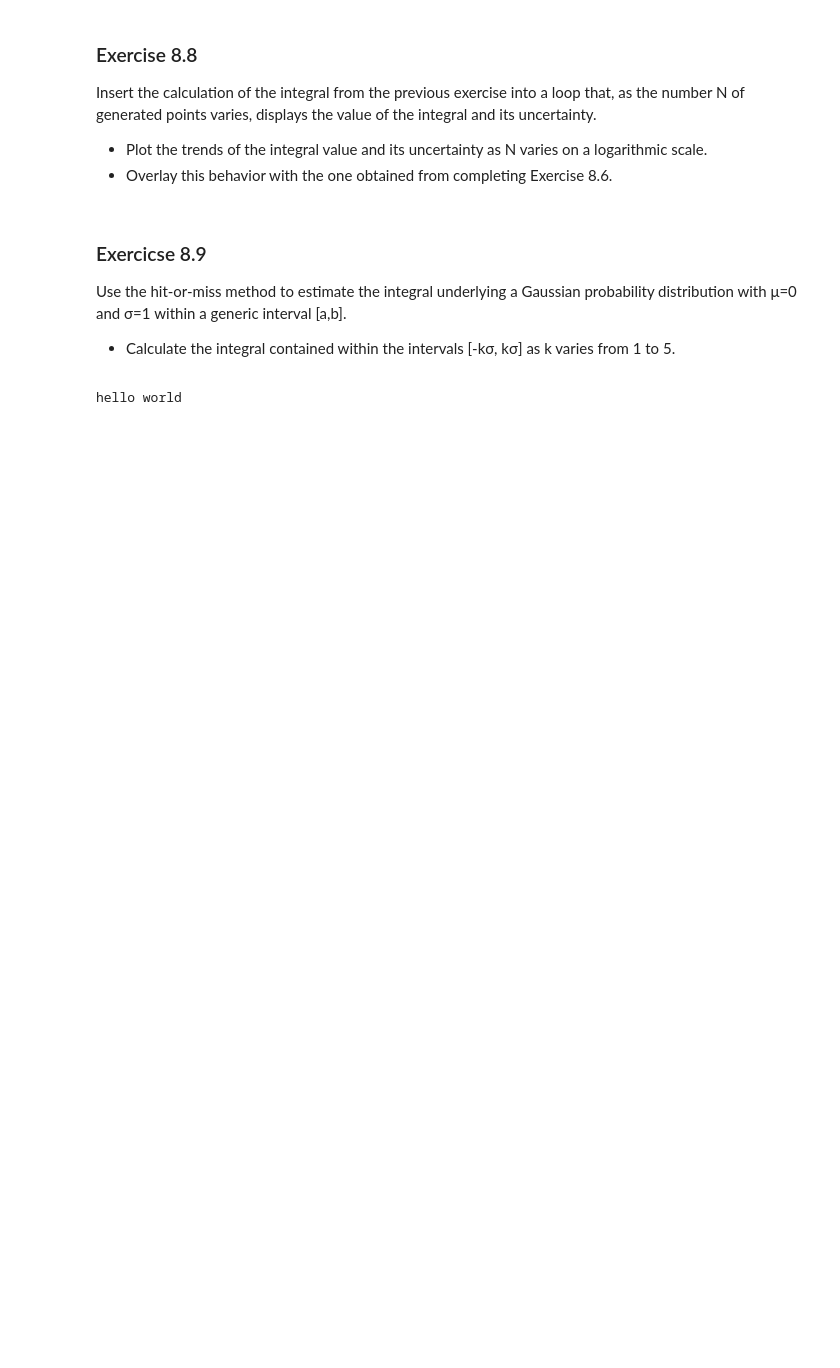
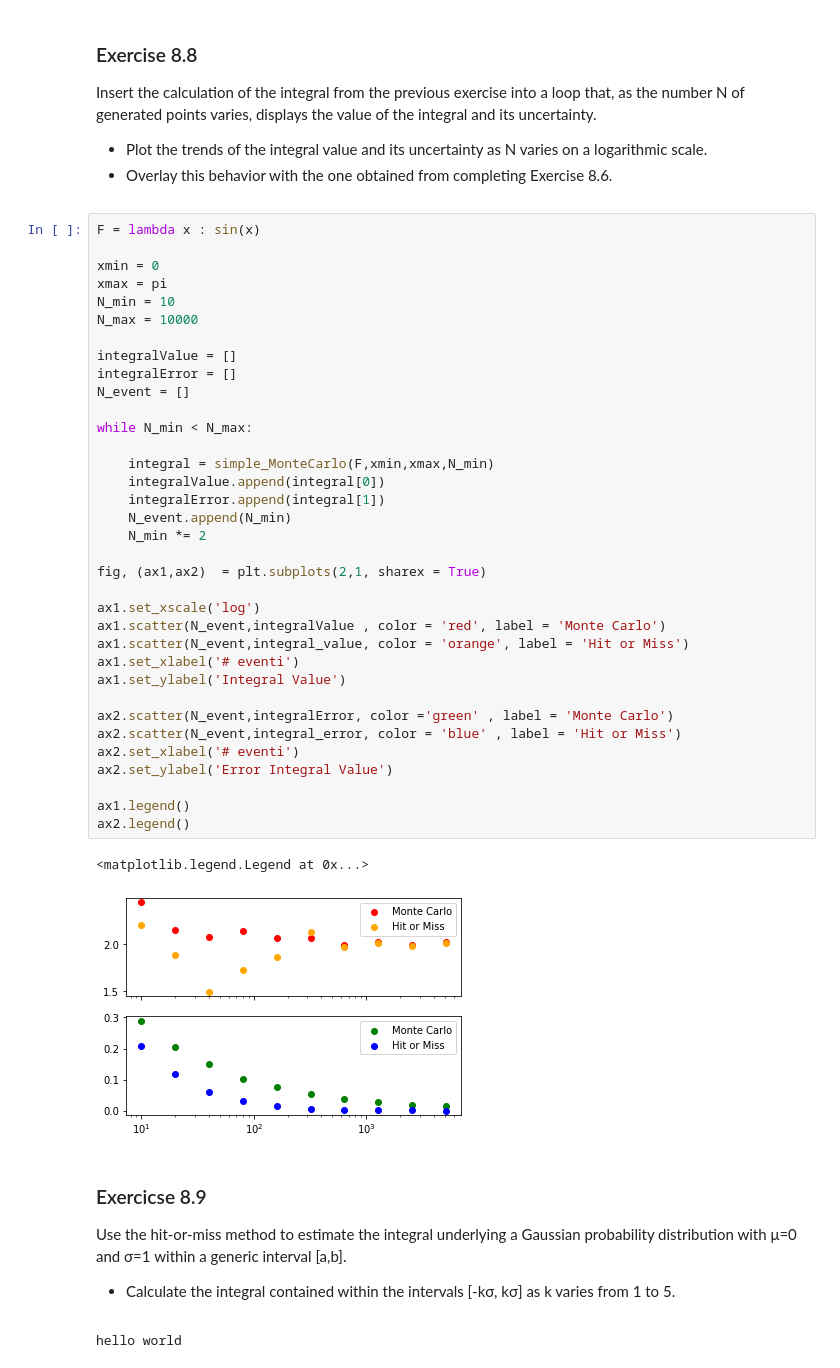
Before and after one commit to Murphy900/Lab-Code-, a Jupyter notebook: Ex 8 Python/Ex8.ipynb, the cells around one changed output. Cells and saved outputs as stored; diff of their text form; blank space fills up the shorter version.

```diff
--- a/Ex 8 Python/Ex8.ipynb
+++ b/Ex 8 Python/Ex8.ipynb
@@ -335,6 +365,44 @@ Text(0, 0.5, 'integral value error')
 <li>Plot the trends of the integral value and its uncertainty as N varies on a logarithmic scale. </li>
 <li>Overlay this behavior with the one obtained from completing Exercise 8.6. </li>
 </p>
+# %%
+F = lambda x : sin(x)
+
+xmin = 0
+xmax = pi
+N_min = 10
+N_max = 10000
+
+integralValue = []
+integralError = []
+N_event = []
+
+while N_min < N_max:
+
+    integral = simple_MonteCarlo(F,xmin,xmax,N_min)
+    integralValue.append(integral[0])
+    integralError.append(integral[1])
+    N_event.append(N_min)
+    N_min *= 2
+
+fig, (ax1,ax2)  = plt.subplots(2,1, sharex = True)
+
+ax1.set_xscale('log')
+ax1.scatter(N_event,integralValue , color = 'red', label = 'Monte Carlo')
+ax1.scatter(N_event,integral_value, color = 'orange', label = 'Hit or Miss')
+ax1.set_xlabel('# eventi')
+ax1.set_ylabel('Integral Value')
+
+ax2.scatter(N_event,integralError, color ='green' , label = 'Monte Carlo')
+ax2.scatter(N_event,integral_error, color = 'blue' , label = 'Hit or Miss')
+ax2.set_xlabel('# eventi')
+ax2.set_ylabel('Error Integral Value')
+
+ax1.legend()
+ax2.legend()
+# %% [output]
+<matplotlib.legend.Legend at 0x...>
+[figure, added]
 # %% [markdown]
 <h3> Exercicse 8.9 </h3>
 <p> Use the hit-or-miss method to estimate the integral underlying a Gaussian probability distribution with μ=0 and σ=1 within a generic interval [a,b].
```
Also changed, not shown: parts of 3 cells of this notebook.
